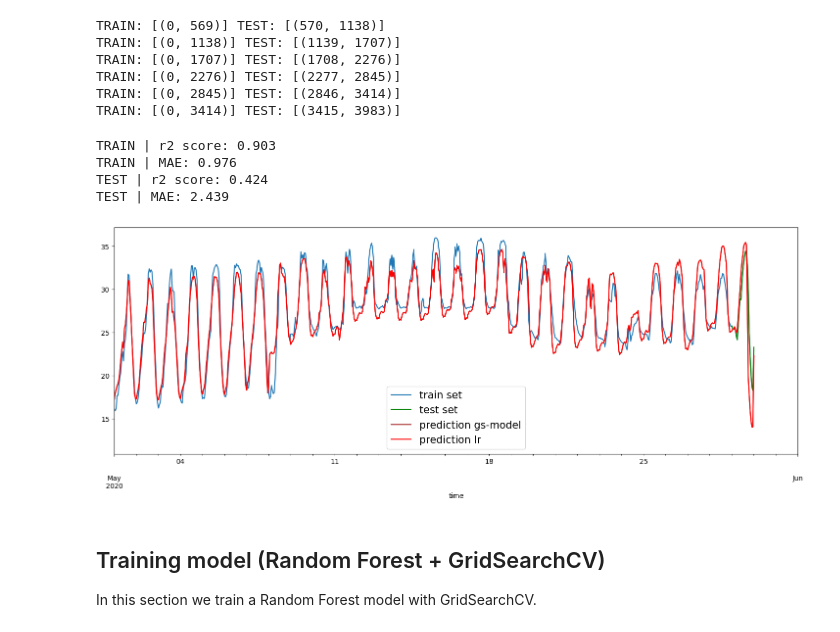
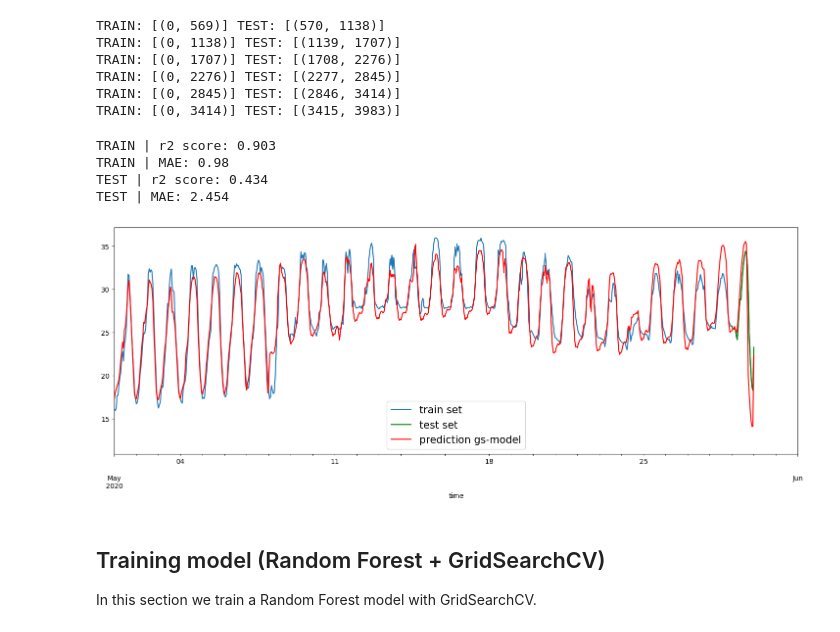
Before and after one commit to aaroneisses95/greenhouse-forecasting, a Jupyter notebook: notebooks/exploration.ipynb, the cells around one changed output. Saved outputs shown, nothing was run; the diff lists cells and outputs as text; code cells hidden in the pictures.

```diff
--- a/notebooks/exploration.ipynb
+++ b/notebooks/exploration.ipynb
@@ -125,6 +122,6 @@ sns.heatmap(data.iloc[:, 1:].corr(),annot=True, cmap = sns.diverging_palette(250
 # %%
 # Drop columns which are too correlated with each other
-data = data.drop(columns=['Tot_PAR','t_heat_vip'])
+data = data.drop(columns=['PARout','Tot_PAR','t_heat_vip'])
 # %%
 # Fill the remaining NaN values with the average and resample to 1 hours
 data = data.fillna(data.mean()).resample('1H').mean()
@@ -201,15 +198,3 @@ ax.legend(["train set", "test set"], prop={'size': 18});
 ## Simple Linear Regression
 
 In this section we train a simple linear regression model (no cross-validation).
-# %%
-rbf = RepeatingBasisFunction(n_periods=24,
-                             remainder='passthrough',
-                             column='hour_of_day')
-model = Pipeline([
-    ('preprocess', rbf),
-    ('scaler', StandardScaler()),
-    ('model', LinearRegression())
-])
-
-lm = model.fit(X_train, y_train)
-all_data['lm_pred'] = lm.predict(all_data.drop(columns="Tair"))
@@ -299,20 +254,18 @@ print(f'TEST | r2 score: {r2_test}')
 print(f'TEST | MAE: {mae_test}')
 # %% [output]
 TRAIN | r2 score: 0.903
-TRAIN | MAE: 0.976
-TEST | r2 score: 0.424
-TEST | MAE: 2.439
+TRAIN | MAE: 0.98
+TEST | r2 score: 0.434
+TEST | MAE: 2.454
 # %%
 fig, ax = plt.subplots(figsize=(18,6))
 train[['Tair']].plot(ax=ax)
-test[['Tair']].plot(ax=ax, c='g')
-all_data[['grid_pred']].loc['2020 May':].plot(ax=ax, c='brown')
-all_data[['lm_pred']].loc['2020 May':].plot(ax=ax, c='red')
-# data_own[['smoothed']].loc['2010 May':].plot(ax=ax, c='orange')
-ax.legend(["train set", "test set", "prediction gs-model", "prediction lr"], prop={'size': 15});
+test[['Tair']].plot(ax=ax, c='green')
+all_data[['grid_pred']].loc['2020 May':].plot(ax=ax, c='red')
+ax.legend(["train set", "test set", "prediction gs-model"], prop={'size': 15});
 plt.xlim(pd.Timestamp('2020-05-01'), pd.Timestamp('2020-06-01'));
 # %% [output]
-[figure, old version]
+[figure, new version]
 # %% [markdown]
 <a id='f'></a>
 ## Training model (Random Forest + GridSearchCV)
```
Also changed, not shown: parts of 15 cells of this notebook, 8 other files.
